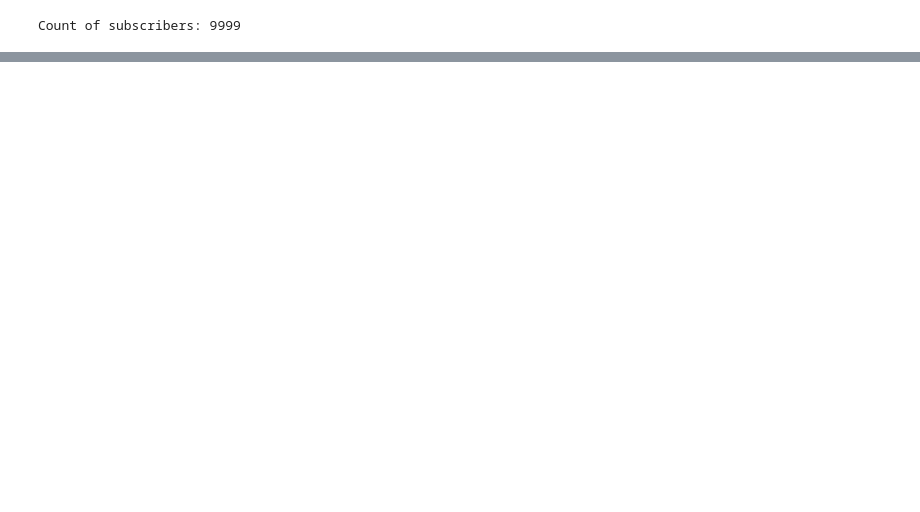
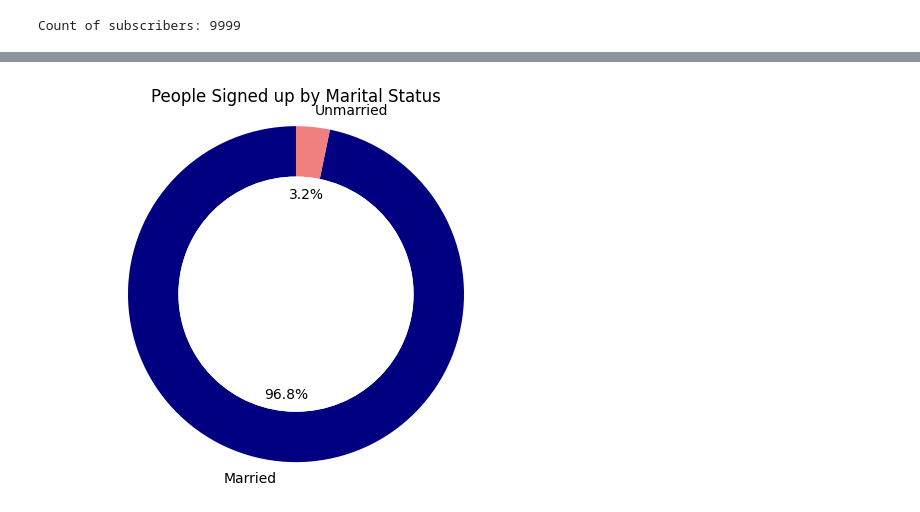
Before and after one commit to rasdarps/email_subscription_analysis, a Jupyter notebook: email_analysis.ipynb, the cells around one changed output, grey strips where cells are left out. Drawn from its saved outputs; the diff is of its cells as text; code cells hidden in the pictures; blank space fills up the shorter version.

```diff
--- a/email_analysis.ipynb
+++ b/email_analysis.ipynb
@@ -102,0 +238,22 @@ Count of male subscribers: 6886
+# %%
+# Group by 'Marital_Status' and count the number of people in each group
+marital_status_counts = df['Marital_Status'].value_counts()
+
+# Specify custom colors for each category
+custom_colors = ['navy', 'lightcoral']  # Replace with your desired colors
+
+# Plotting the donut chart with custom colors
+fig, ax = plt.subplots()
+ax.pie(marital_status_counts, labels=marital_status_counts.index, autopct='%1.1f%%', startangle=90, wedgeprops=dict(width=0.3), colors=custom_colors)
+ax.axis('equal')  # Equal aspect ratio ensures that pie is drawn as a circle.
+
+# Draw a circle in the center to create a donut chart
+center_circle = plt.Circle((0, 0), 0.70, fc='white')
+fig = plt.gcf()
+fig.gca().add_artist(center_circle)
+
+# Display the chart
+plt.title("People Signed up by Marital Status")
+plt.show()
+# %% [output]
+[figure, added]
```
Also changed, not shown: parts of 19 cells of this notebook, 2 other files.
